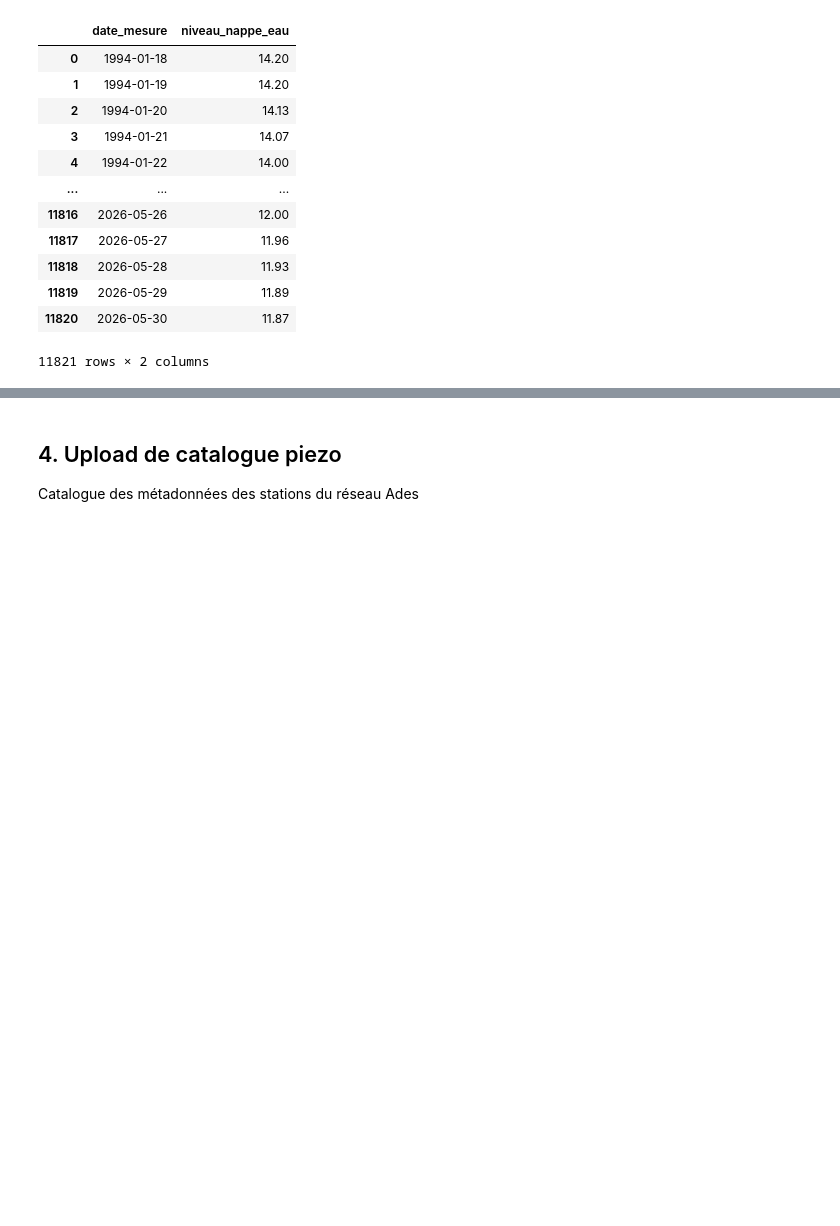
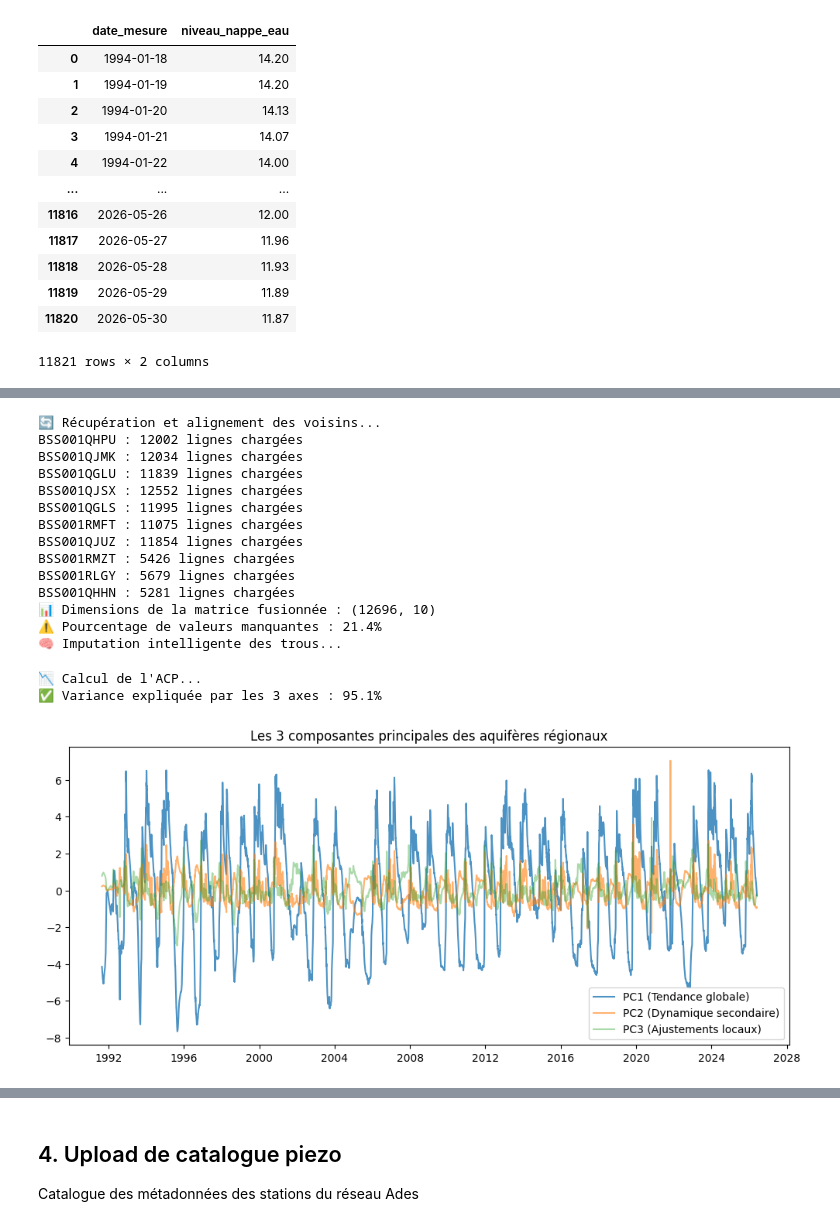
Before and after one commit to charourou/Projet_Hydrosense, a Jupyter notebook: notebooks/voisins_piezo.ipynb, the cells around one changed output, grey strips where cells are left out. Drawn from its saved outputs; the diff is of its cells as text; code cells hidden in the pictures; blank space fills up the shorter version.

```diff
--- a/notebooks/voisins_piezo.ipynb
+++ b/notebooks/voisins_piezo.ipynb
@@ -196,0 +161,77 @@ df.head()
+# %%
+import pandas as pd
+import numpy as np
+
+from sklearn.experimental import enable_iterative_imputer  # Requis pour activer IterativeImputer
+from sklearn.impute import IterativeImputer
+from sklearn.preprocessing import StandardScaler
+from sklearn.decomposition import PCA
+
+print("🔄 Récupération et alignement des voisins...")
+series_list = []
+
+# 1. ALIGNEMENT TEMPOREL
+for id in top_10_voisins['bss_id'].values:
+    df_voisin = load_piezo_bq(bss_id=id)
+    df_voisin['date_mesure'] = pd.to_datetime(df_voisin['date_mesure']).dt.normalize()
+
+    # On indexe par la date et on isole la chronique, renommée avec le code BSS
+    s_voisin = df_voisin.set_index('date_mesure')['niveau_nappe_eau'].rename(id)
+    series_list.append(s_voisin)
+
+# pd.concat avec axis=1 va fusionner toutes les séries sur le même index de dates.
+# Là où un voisin n'a pas de donnée, Pandas mettra un NaN.
+df_wide = pd.concat(series_list, axis=1)
+
+# (Optionnel) Restreindre la période d'étude si elle est trop large (ex: 2010-2024)
+# df_wide = df_wide.loc['2010-01-01':'2024-01-01']
+
+print(f"📊 Dimensions de la matrice fusionnée : {df_wide.shape}")
+print(f"⚠️ Pourcentage de valeurs manquantes : {(df_wide.isna().sum().sum() / df_wide.size * 100):.1f}%")
+
+print("🧠 Imputation intelligente des trous...")
+# L'imputeur utilise un modèle (Ridge par défaut) pour estimer les NaNs de chaque colonne
+# en fonction des autres colonnes. Parfait pour des nappes de la même couche !
+imputer = IterativeImputer(max_iter=10, random_state=42)
+matrice_imputee = imputer.fit_transform(df_wide)
+df_imputed = pd.DataFrame(matrice_imputee, index=df_wide.index, columns=df_wide.columns)
+
+# 3. STANDARDISATION ET ACP
+print("📉 Calcul de l'ACP...")
+# Très important : les niveaux (m NGF) ont des amplitudes différentes. Il faut standardiser.
+scaler = StandardScaler()
+matrice_scaled = scaler.fit_transform(df_imputed)
+
+# Application de la PCA à 3 composantes
+pca = PCA(n_components=3)
+matrice_pca = pca.fit_transform(matrice_scaled)
+df_pca = pd.DataFrame(matrice_pca,
+                      index=df_wide.index,
+                      columns=['PC1_hydro', 'PC2_hydro', 'PC3_hydro'])
+
+print(f"✅ Variance expliquée par les 3 axes : {pca.explained_variance_ratio_.sum() * 100:.1f}%")
+plt.figure(figsize=(12, 5))
+plt.plot(df_pca.index, df_pca['PC1_hydro'], label='PC1', alpha=0.8)
+plt.plot(df_pca.index, df_pca['PC2_hydro'], label='PC2', alpha=0.6)
+plt.plot(df_pca.index, df_pca['PC3_hydro'], label='PC3', alpha=0.4)
+plt.title("Les 3 composantes principales des aquifères régionaux")
+plt.legend()
+plt.show()
+# %% [output]
+🔄 Récupération et alignement des voisins...
+BSS001QHPU : 12002 lignes chargées
+BSS001QJMK : 12034 lignes chargées
+BSS001QGLU : 11839 lignes chargées
+BSS001QJSX : 12552 lignes chargées
+BSS001QGLS : 11995 lignes chargées
+BSS001RMFT : 11075 lignes chargées
+BSS001QJUZ : 11854 lignes chargées
+BSS001RMZT : 5426 lignes chargées
+BSS001RLGY : 5679 lignes chargées
+BSS001QHHN : 5281 lignes chargées
+📊 Dimensions de la matrice fusionnée : (12696, 10)
+⚠️ Pourcentage de valeurs manquantes : 21.4%
+🧠 Imputation intelligente des trous...
+📉 Calcul de l'ACP...
+✅ Variance expliquée par les 3 axes : 95.1%
+[figure, added]
```
Also changed, not shown: parts of 16 cells of this notebook, 1 other file.
